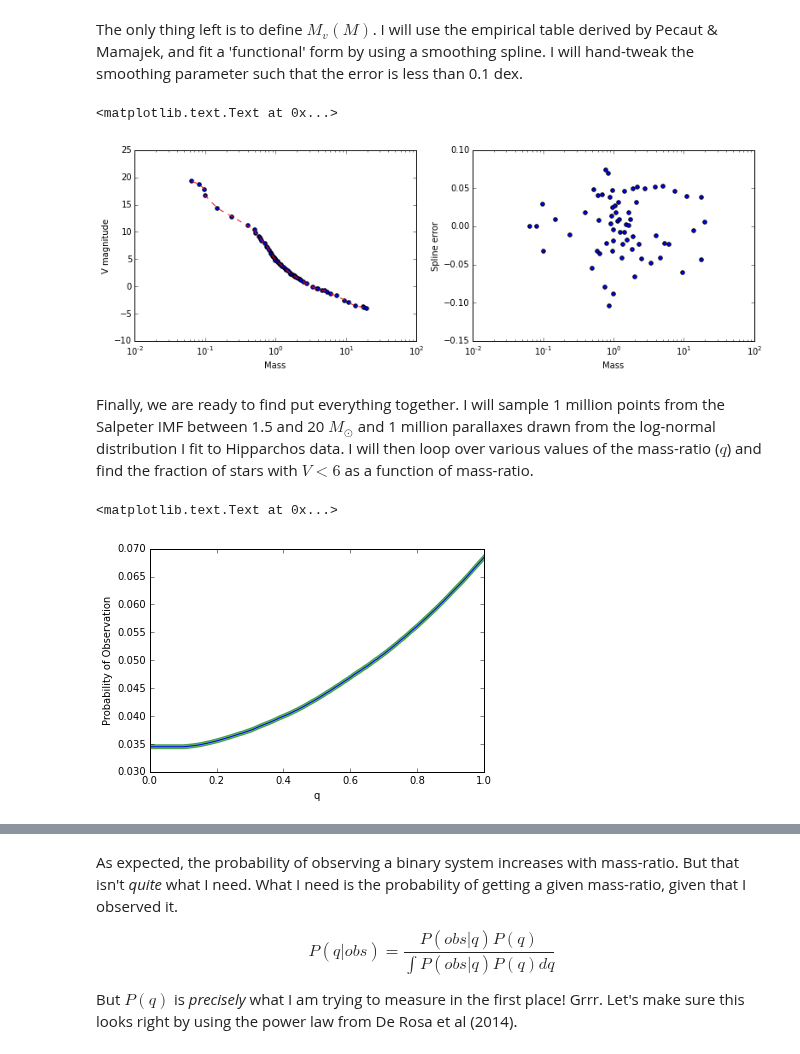
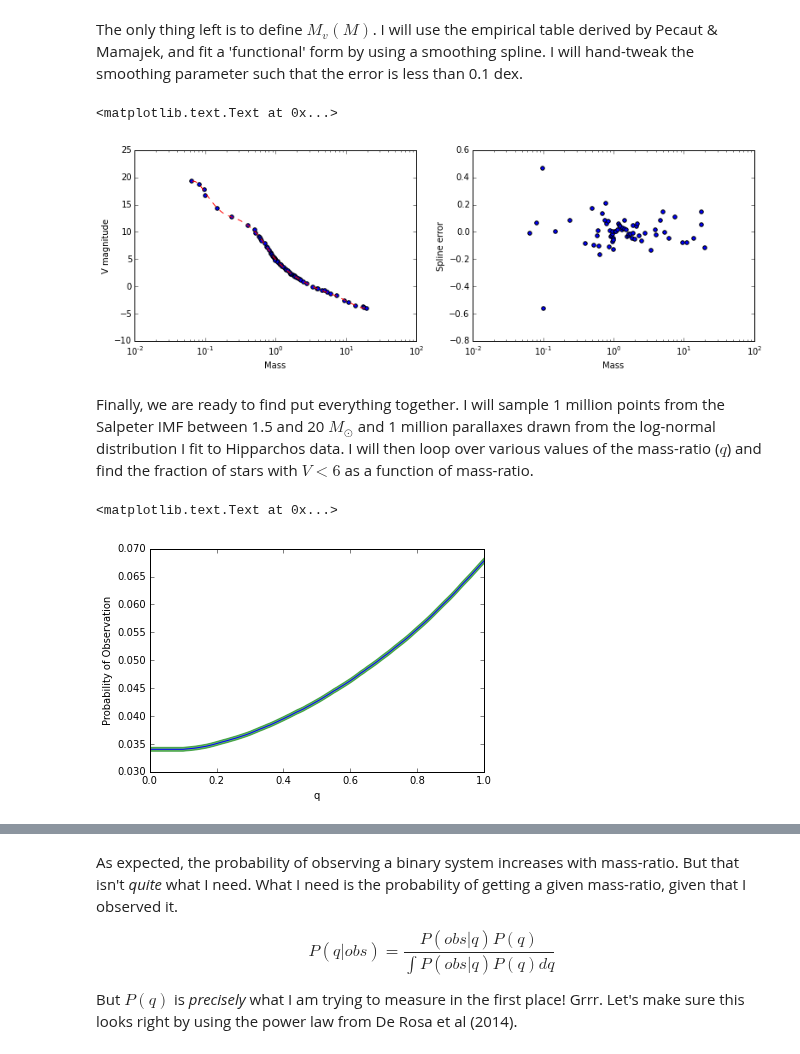
Before and after one commit to kgullikson88/BinaryInference, a Jupyter notebook: Malmquist_Bias.ipynb, the cells around one changed output, grey strips where cells are left out. Cells and saved outputs as stored; diff of their text form; code cells hidden in the pictures.

Commit message:
Updated spline smoothing parameter to do better.

```diff
--- a/Malmquist_Bias.ipynb
+++ b/Malmquist_Bias.ipynb
@@ -59,35 +59,36 @@ The only thing left is to define $M_v(M)$. I will use the empirical table derive
 # %%
 # Take a look at the relation between mass and V-band magnitude for main-sequence stars.
 from Mamajek_Table import MamajekTable
 import matplotlib.pyplot as plt
 
 # Get the mamajek table. Sort by mass, and remove the NaNs
 MT = MamajekTable()
 df = MT.mam_df.dropna(subset=['Msun']).sort('Msun')
 mass = df['Msun']
 vmag = df['Mv']
 
 # Interpolate the table with a smoothing spline.
 from scipy.interpolate import UnivariateSpline
-spline = UnivariateSpline(mass, vmag, s=1e-1)
-predicted = spline(mass)
+spline = UnivariateSpline(mass, vmag, s=0.9, ext=3)
+mass_plot = np.linspace(min(mass), max(mass), 10000)
+predicted = spline(mass_plot)
 %matplotlib inline
 
 fig, axes = plt.subplots(nrows=1, ncols=2, figsize=(13, 4))
 axes[0].set_xscale('log')
 axes[1].set_xscale('log')
 
 axes[0].scatter(mass, vmag)
-axes[0].plot(mass, predicted, 'r--')
-axes[1].scatter(mass, vmag-predicted)
+axes[0].plot(mass_plot, predicted, 'r--')
+axes[1].scatter(mass, vmag-spline(mass))
 
 axes[0].set_xlabel('Mass')
 axes[0].set_ylabel('V magnitude')
 axes[1].set_xlabel('Mass')
 axes[1].set_ylabel('Spline error')
 # %% [output]
 <matplotlib.text.Text at 0x...>
-[figure, old version]
+[figure, new version]
 # %% [markdown]
 Finally, we are ready to find put everything together. I will sample 1 million points from the Salpeter IMF between 1.5 and 20 $M_{\odot}$ and 1 million parallaxes drawn from the log-normal distribution I fit to Hipparchos data. I will then loop over various values of the mass-ratio ($q$) and find the fraction of stars with $V<6$ as a function of mass-ratio.
 # %%
@@ -95,7 +96,7 @@ from __future__ import division
 import IMF_utils
 import HelperFunctions
 reload(HelperFunctions)
-from HelperFunctions import add_magnitudes, Binomialerrors
+from HelperFunctions import add_magnitudes, BinomialErrors
 # Sample the distance and primary mass distributions,
 # and find the fraction that fall in my V-band limit as a function of q
 N_total = 1e6
@@ -129,7 +130,7 @@ prob_low = np.zeros(q.size)
 prob_high = np.zeros(q.size)
 for i, qi in enumerate(q):
     V = Vmag(qi, mass, distance)
-    prob[i], prob_low[i], prob_high[i] = Binomialerrors(len(V[V<6]), len(V))
+    prob[i], prob_low[i], prob_high[i] = BinomialErrors(len(V[V<6]), len(V))
     #prob[i] = len(V[V<6]) / len(V)
 
 # We can't go all the way to zero because the V-magnitude interpolation starts extrapolating
@@ -145,7 +146,7 @@ plt.xlabel('q')
 plt.ylabel('Probability of Observation')
 # %% [output]
 <matplotlib.text.Text at 0x...>
-[figure, old version]
+[figure, new version]
 # %%
 fit = np.poly1d(np.polyfit(q[q>0.1], prob[q>0.1], 4))
 
```
Also changed, not shown: parts of 3 cells of this notebook.
